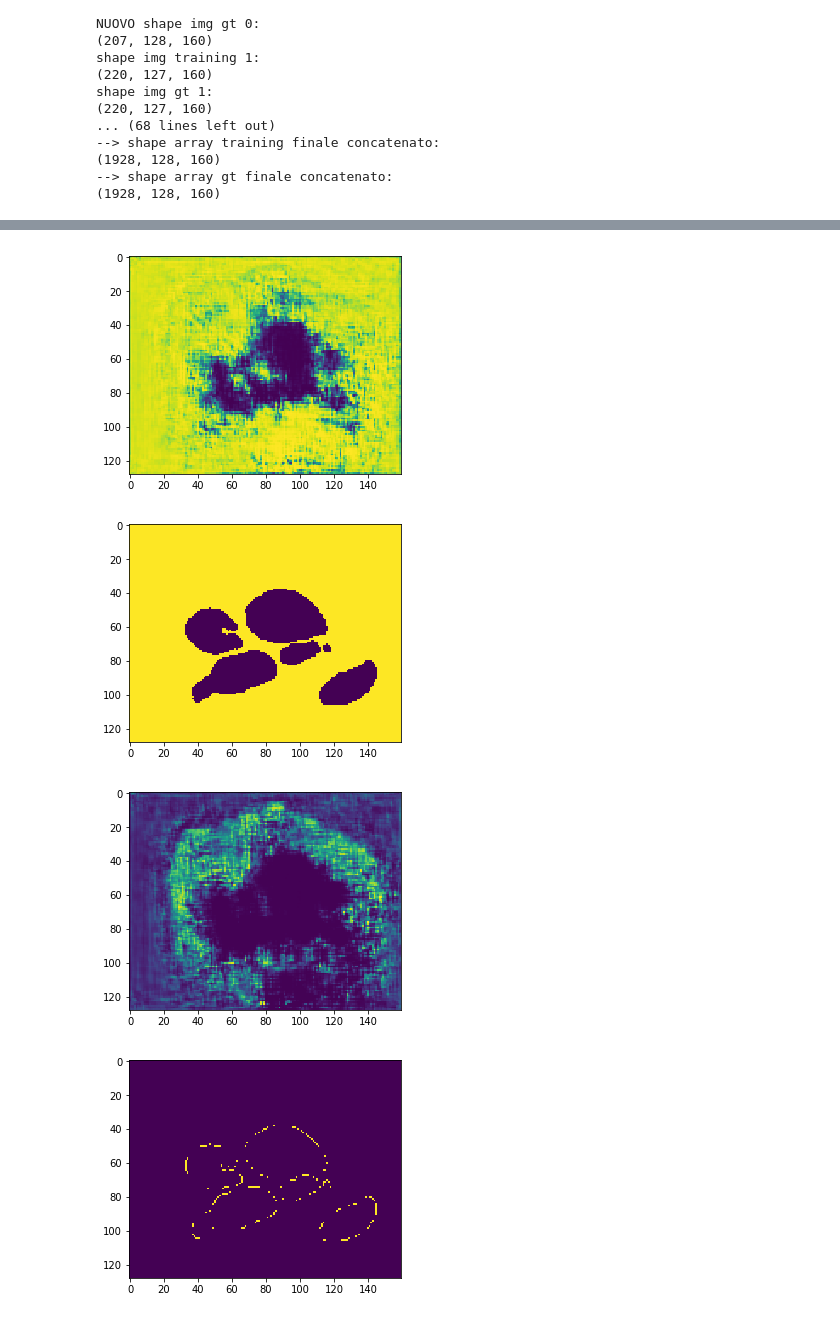
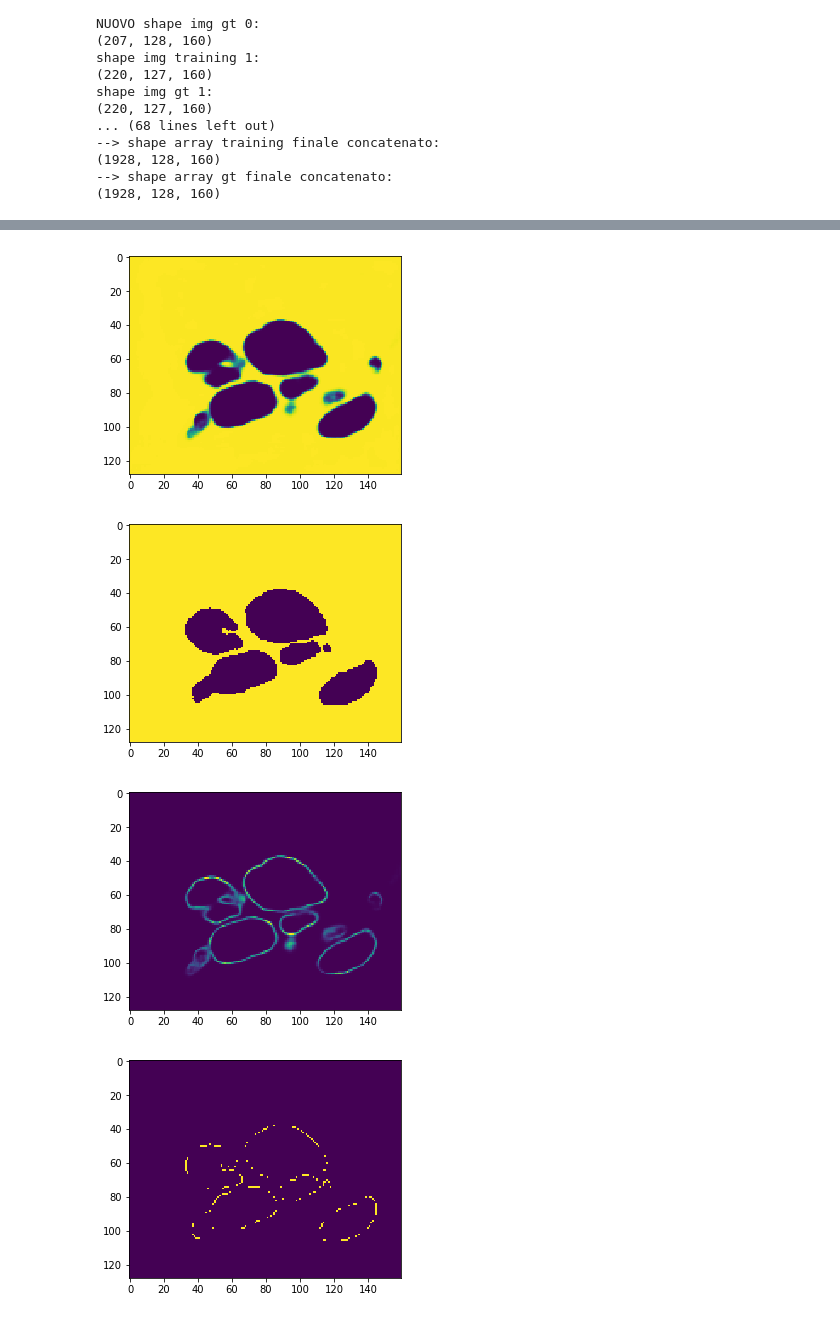
Before and after one commit to univpmCV2019/bloodPoolAndMyocardiumSegmentation, a Jupyter notebook: MyUnet.ipynb, the cells around one changed output, grey strips where cells are left out. Drawn from its saved outputs; the diff is of its cells as text; code cells hidden in the pictures.

Commit message:
Cambiata loss, aumentato learning rate e inserito il validation split

```diff
--- a/MyUnet.ipynb
+++ b/MyUnet.ipynb
@@ -305,12 +302,13 @@ def get_resnet(f=16, bn_axis=3, classes=3):
     x = identity_block(x, 3, [f * 4, f, f], stage=10, block='c')
 
     x = UpSampling2D(size=(2, 2))(x)
-    x = Conv2D(classes, (3, 3), padding='same', activation='sigmoid', name='convLast')(x)
+    #x = Conv2D(classes, (3, 3), padding='same', activation='sigmoid', name='convLast')(x)
+    x = Conv2D(classes, (3, 3), padding='same', activation='softmax', name='convLast')(x)
 
     model = Model(input, x, name='resnetUnet')
 
-    model.compile(optimizer=Adam( lr=3e-5), loss=dice_coef_loss,
-                  metrics=[dice_coef] )
+    #model.compile(optimizer=Adam( lr=3e-5), loss=dice_coef_loss, metrics=[dice_coef])
+    model.compile(optimizer=Adam( lr=3e-3), loss= losses.categorical_crossentropy, metrics=[dice_coef])
        # model.compile(optimizer=Adam(lr=3e-4), loss=dice_coef_loss,
         #          metrics=[dice_coef, 'accuracy', precision, recall, f1score])
 
@@ -377,5 +357,5 @@ with tf.Session() as sess:
    y_train_ohe=sess.run(tensor)
 
 # alleniamo il modello
-results = model.fit(x_train, y_train_ohe, batch_size=16, epochs=3)
+results = model.fit(x_train, y_train_ohe, validation_split = 0.2, batch_size=16, epochs=50)
 # %% [output]
@@ -393,7 +384,6 @@ predicted_image = model.predict(x_test, verbose = 0)
 # risultato della predizione, slice 0 con label = 0
 image = (predicted_image[0][:, :,0] * 255.).astype(np.uint8)
 img = Image.fromarray(image)
-img = PIL.ImageOps.invert(img)
 plt_prediction.imshow(img)
 plt_prediction.show()
 
@@ -409,29 +399,28 @@ img = Image.fromarray(image)
 plt_maschera.imshow(img)
 plt_maschera.show()
 # %% [output]
-[figure, old version]
+[figure, new version]
 [figure]
 # %%
 # risultato della predizione, slice 0 con label = 1
 image = (predicted_image[0][:, :,1] * 255.).astype(np.uint8)
 img = Image.fromarray(image)
-img = PIL.ImageOps.invert(img)
 plt_prediction.imshow(img)
 plt_prediction.show()
 
 
 # maschera, slice 0 con label = 1 (prima ne facciamo il one-hot-encoding)
 test=tf.one_hot(y_test,3)
 
 with tf.Session() as sess:
    d=sess.run(test)
 
 image = (d[0][:, :,1] * 255.).astype(np.uint8)
 img = Image.fromarray(image)
 plt_maschera.imshow(img)
 plt_maschera.show()
 # %% [output]
-[figure, old version]
+[figure, new version]
 [figure]
 # %%
 # risultato della predizione, slice 0 con label = 2
```
Also changed, not shown: parts of 7 cells of this notebook.
